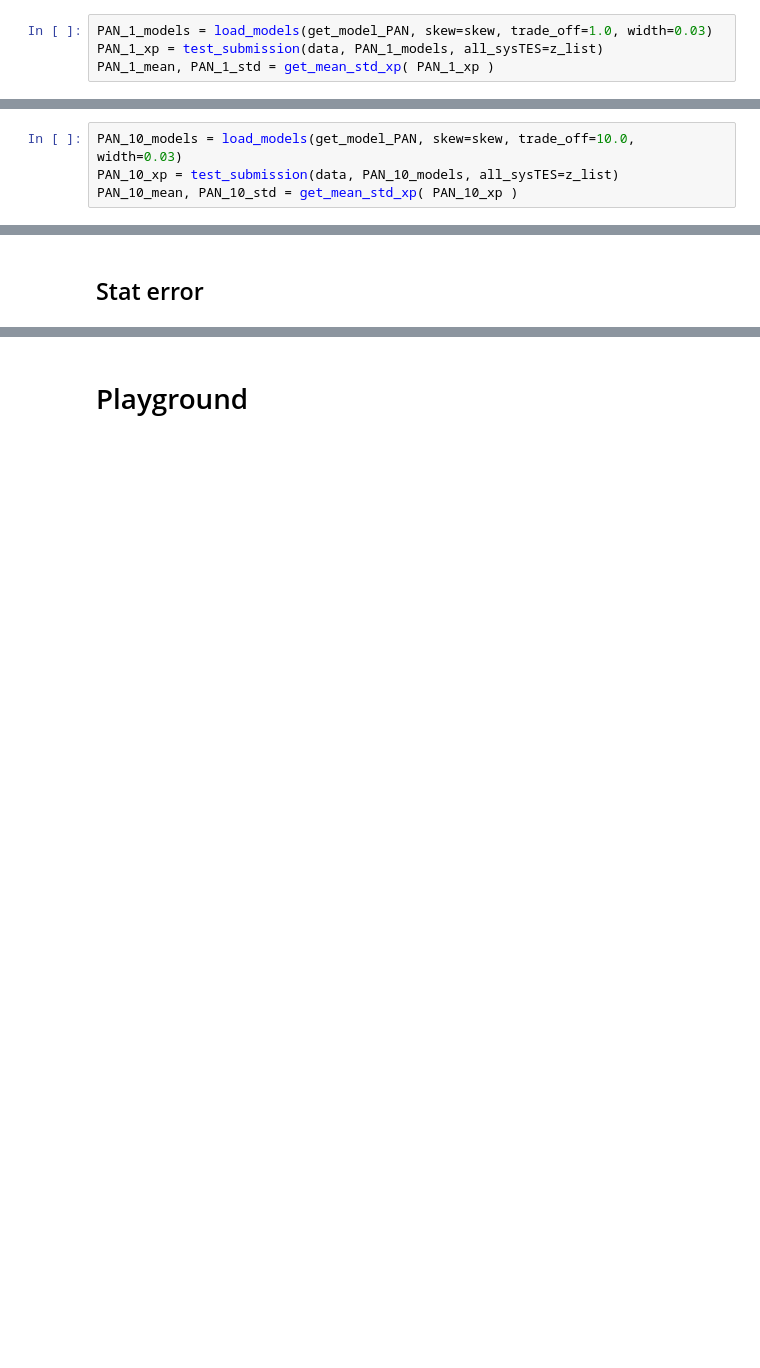
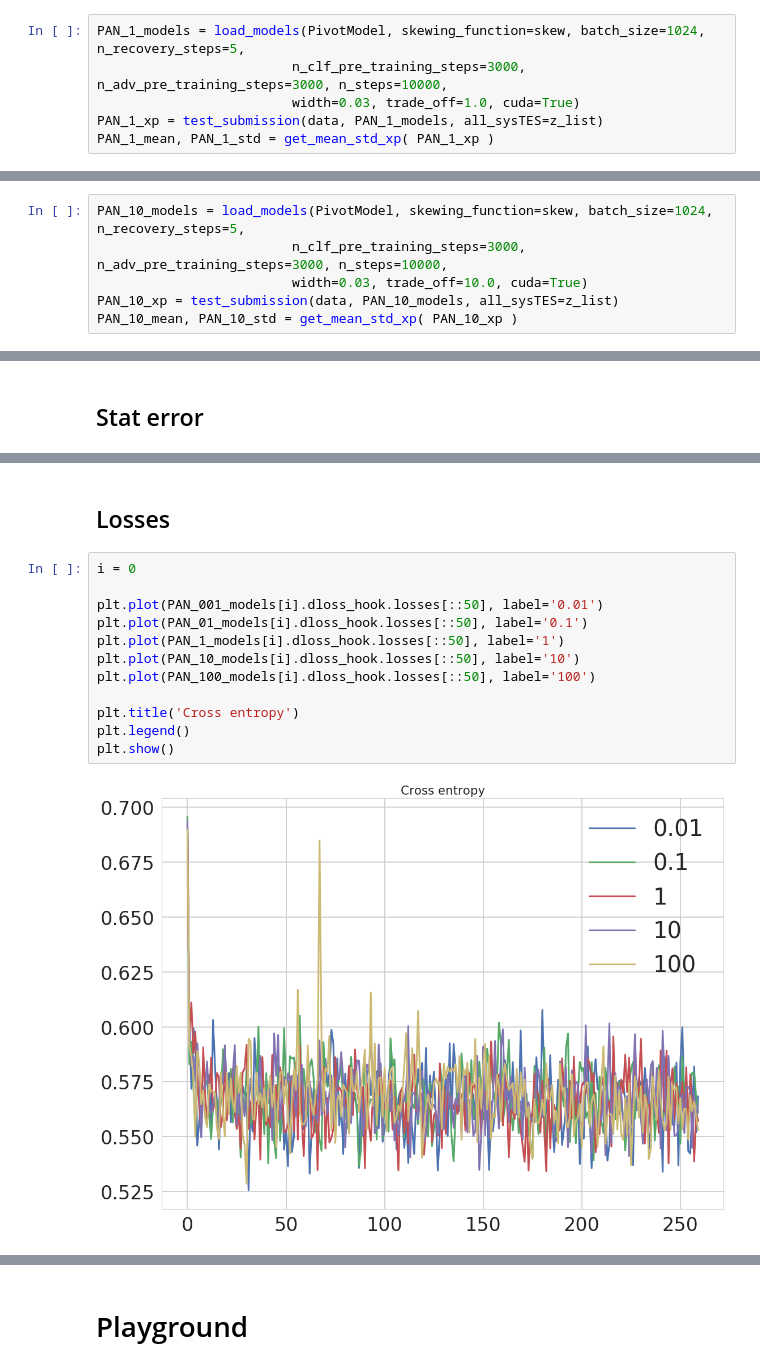
Before and after one commit to victor-estrade/SystMLXP, a Jupyter notebook: HIGGS-UCI_Plots-PAN-vs-trade-off.ipynb, the cells around one changed output, grey strips where cells are left out. Saved outputs shown, nothing was run; the diff lists cells and outputs as text; blank space fills up the shorter version.

```diff
--- a/HIGGS-UCI_Plots-PAN-vs-trade-off.ipynb
+++ b/HIGGS-UCI_Plots-PAN-vs-trade-off.ipynb
@@ -115,5 +203,7 @@ INFO:tensorflow:Restoring parameters from /data/titanic_3/users/vestrade/savings
 # %%
-PAN_1_models = load_models(get_model_PAN, skew=skew, trade_off=1.0, width=0.03)
+PAN_1_models = load_models(PivotModel, skewing_function=skew, batch_size=1024, n_recovery_steps=5,
+                         n_clf_pre_training_steps=3000, n_adv_pre_training_steps=3000, n_steps=10000,
+                         width=0.03, trade_off=1.0, cuda=True)
 PAN_1_xp = test_submission(data, PAN_1_models, all_sysTES=z_list)
 PAN_1_mean, PAN_1_std = get_mean_std_xp( PAN_1_xp )
 # %% [output]
@@ -137,5 +224,7 @@ INFO:tensorflow:Restoring parameters from /data/titanic_3/users/vestrade/savings
 # %%
-PAN_10_models = load_models(get_model_PAN, skew=skew, trade_off=10.0, width=0.03)
+PAN_10_models = load_models(PivotModel, skewing_function=skew, batch_size=1024, n_recovery_steps=5,
+                         n_clf_pre_training_steps=3000, n_adv_pre_training_steps=3000, n_steps=10000,
+                         width=0.03, trade_off=10.0, cuda=True)
 PAN_10_xp = test_submission(data, PAN_10_models, all_sysTES=z_list)
 PAN_10_mean, PAN_10_std = get_mean_std_xp( PAN_10_xp )
 # %% [output]
@@ -365,0 +450,16 @@ plt.show()
+# %% [markdown]
+## Losses
+# %%
+i = 0
+
+plt.plot(PAN_001_models[i].dloss_hook.losses[::50], label='0.01')
+plt.plot(PAN_01_models[i].dloss_hook.losses[::50], label='0.1')
+plt.plot(PAN_1_models[i].dloss_hook.losses[::50], label='1')
+plt.plot(PAN_10_models[i].dloss_hook.losses[::50], label='10')
+plt.plot(PAN_100_models[i].dloss_hook.losses[::50], label='100')
+
+plt.title('Cross entropy')
+plt.legend()
+plt.show()
+# %% [output]
+[figure, added]
```
Also changed, not shown: parts of 23 cells of this notebook, 15 other files.
